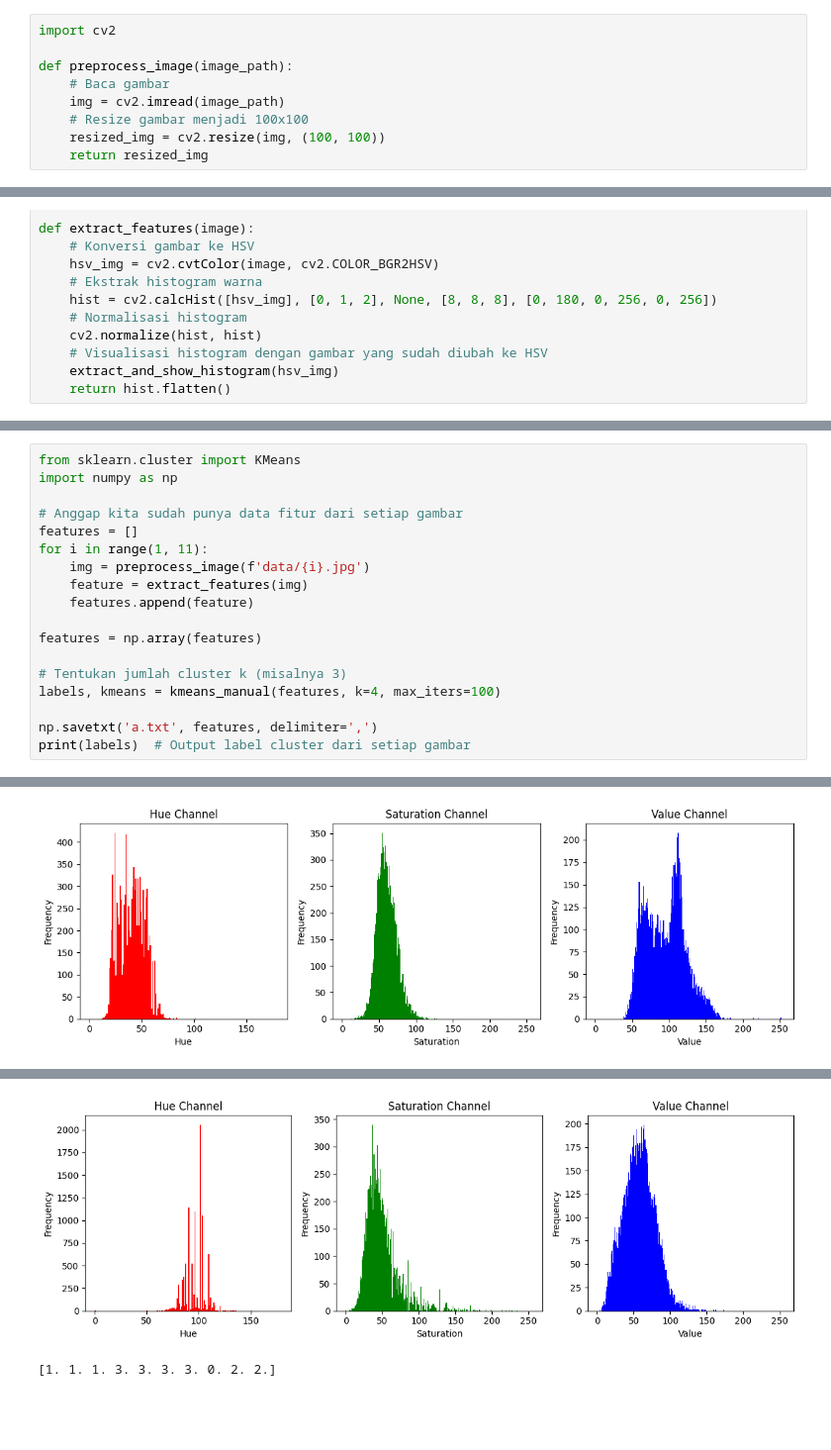
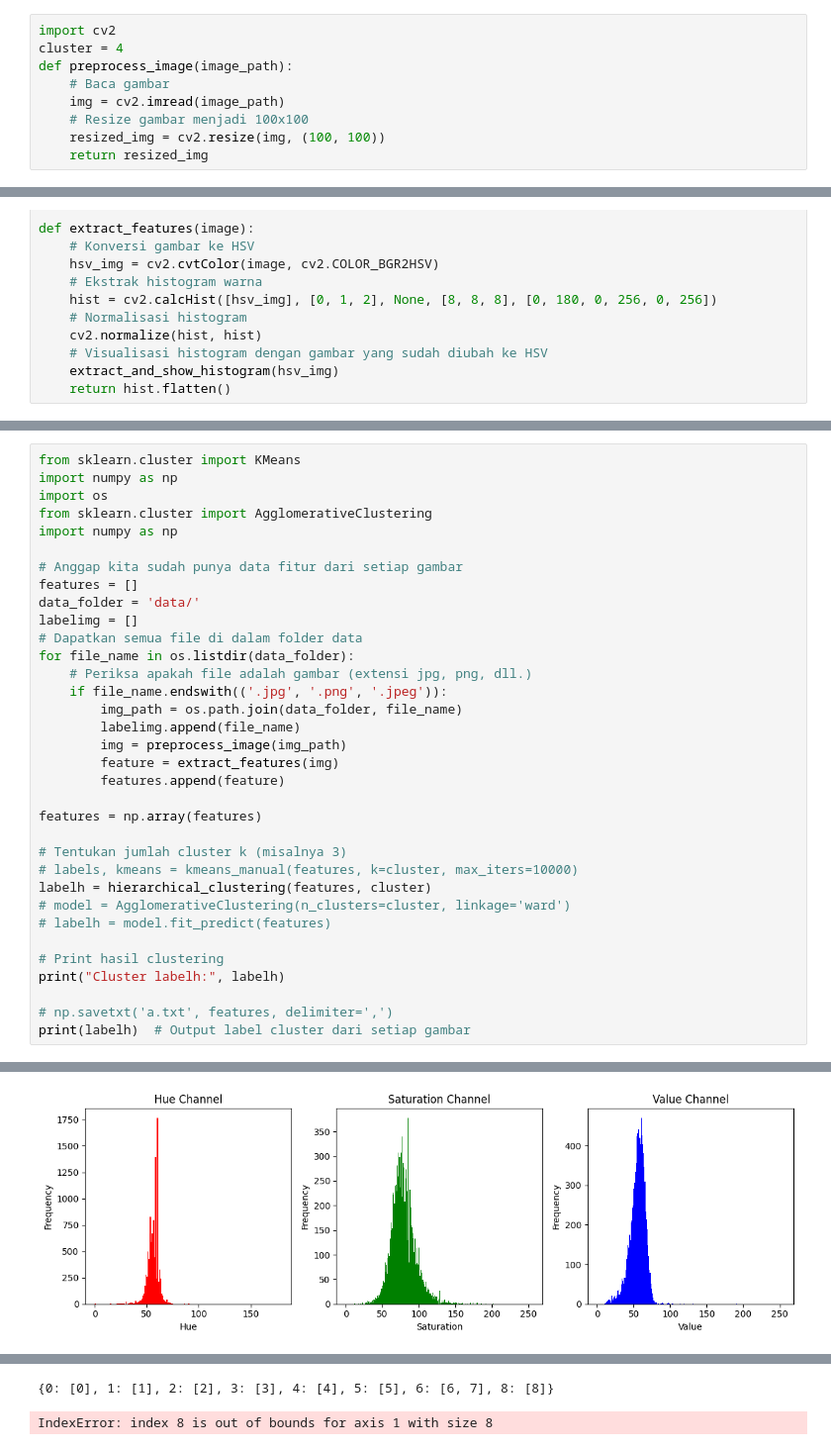
Before and after one commit to S4njuuu3291/mini-proyek-datmin, a Jupyter notebook: gpt.ipynb, the cells around one changed output, grey strips where cells are left out. Shown at 99% size. Drawn from its saved outputs; the diff is of its cells as text; blank space fills up the shorter version.

```diff
--- a/gpt.ipynb
+++ b/gpt.ipynb
@@ -1,6 +1,6 @@
 # %%
 import cv2
-
+cluster = 4
 def preprocess_image(image_path):
     # Baca gambar
     img = cv2.imread(image_path)
@@ -88,19 +158,35 @@ def kmeans_manual(features, k, max_iters=100):
 # %%
 from sklearn.cluster import KMeans
+import numpy as np
+import os
+from sklearn.cluster import AgglomerativeClustering
 import numpy as np
 
 # Anggap kita sudah punya data fitur dari setiap gambar
 features = []
-for i in range(1, 11):
-    img = preprocess_image(f'data/{i}.jpg')
-    feature = extract_features(img)
-    features.append(feature)
+data_folder = 'data/'
+labelimg = []
+# Dapatkan semua file di dalam folder data
+for file_name in os.listdir(data_folder):
+    # Periksa apakah file adalah gambar (extensi jpg, png, dll.)
+    if file_name.endswith(('.jpg', '.png', '.jpeg')):
+        img_path = os.path.join(data_folder, file_name)
+        labelimg.append(file_name)
+        img = preprocess_image(img_path)
+        feature = extract_features(img)
+        features.append(feature)
 
 features = np.array(features)
 
 # Tentukan jumlah cluster k (misalnya 3)
-labels, kmeans = kmeans_manual(features, k=4, max_iters=100)
+# labels, kmeans = kmeans_manual(features, k=cluster, max_iters=10000)
+labelh = hierarchical_clustering(features, cluster)
+# model = AgglomerativeClustering(n_clusters=cluster, linkage='ward')
+# labelh = model.fit_predict(features)
 
-np.savetxt('a.txt', features, delimiter=',')
-print(labels)  # Output label cluster dari setiap gambar
+# Print hasil clustering
+print("Cluster labelh:", labelh)
+
+# np.savetxt('a.txt', features, delimiter=',')
+print(labelh)  # Output label cluster dari setiap gambar
 # %% [output]
@@ -113 +199 @@ print(labels)  # Output label cluster dari setiap gambar
-[figure, old version]
+[figure, new version]
@@ -116,5 +202,5 @@ print(labels)  # Output label cluster dari setiap gambar
-[figure, removed]
-[1. 1. 1. 3. 3. 3. 3. 0. 2. 2.]
+{0: [0], 1: [1], 2: [2], 3: [3], 4: [4], 5: [5], 6: [6, 7], 8: [8]}
+IndexError: index 8 is out of bounds for axis 1 with size 8
 # %%
 import matplotlib.pyplot as plt
 
```
Also changed, not shown: parts of 5 cells of this notebook, 20 other files.
